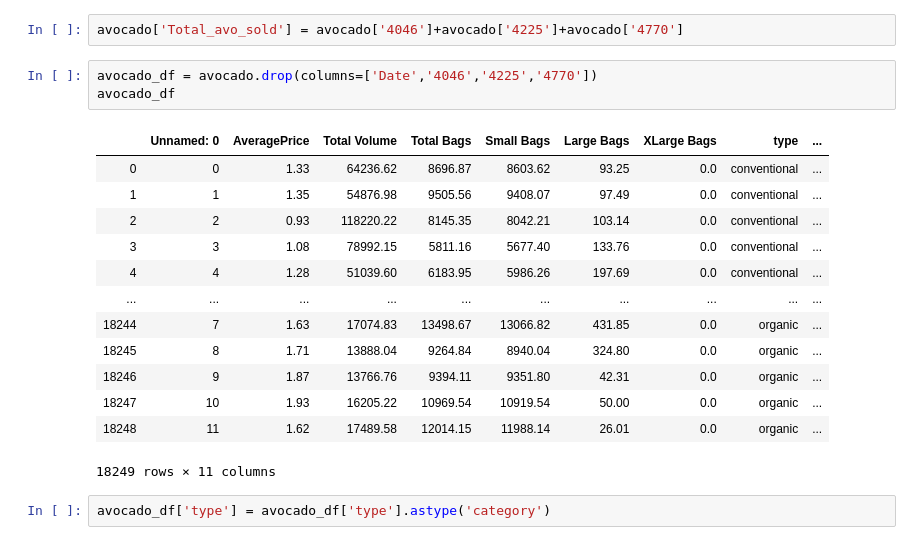
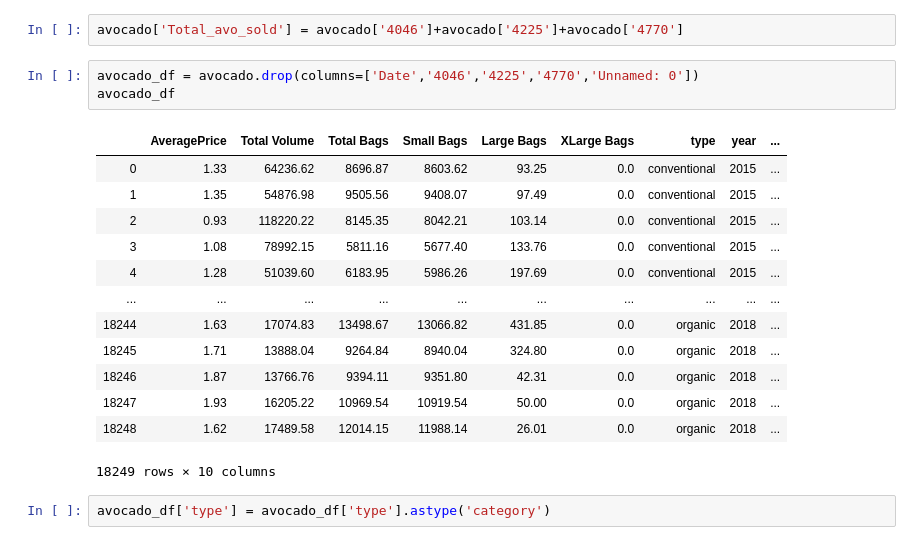
Before and after one commit to SwetaSengupta/DS-Unit-2-Applied-Modeling, a Jupyter notebook: module4-model-interpretation/LS_DS_234_assignment.ipynb, the cells around one changed output. Saved outputs shown, nothing was run; the diff lists cells and outputs as text.

```diff
--- a/module4-model-interpretation/LS_DS_234_assignment.ipynb
+++ b/module4-model-interpretation/LS_DS_234_assignment.ipynb
@@ -122,22 +121,22 @@ sns.pairplot(avocado, vars=['AveragePrice','type'])
 # %%
 avocado['Total_avo_sold'] = avocado['4046']+avocado['4225']+avocado['4770']
 # %%
-avocado_df = avocado.drop(columns=['Date','4046','4225','4770'])
+avocado_df = avocado.drop(columns=['Date','4046','4225','4770','Unnamed: 0'])
 avocado_df
 # %% [output]
-|  | Unnamed: 0 | AveragePrice | Total Volume | Total Bags | Small Bags | Large Bags | XLarge Bags | type | ... |
-| 0 | 0 | 1.33 | 64236.62 | 8696.87 | 8603.62 | 93.25 | 0.0 | conventional | ... |
-| 1 | 1 | 1.35 | 54876.98 | 9505.56 | 9408.07 | 97.49 | 0.0 | conventional | ... |
-| 2 | 2 | 0.93 | 118220.22 | 8145.35 | 8042.21 | 103.14 | 0.0 | conventional | ... |
-| 3 | 3 | 1.08 | 78992.15 | 5811.16 | 5677.40 | 133.76 | 0.0 | conventional | ... |
-| 4 | 4 | 1.28 | 51039.60 | 6183.95 | 5986.26 | 197.69 | 0.0 | conventional | ... |
+|  | AveragePrice | Total Volume | Total Bags | Small Bags | Large Bags | XLarge Bags | type | year | ... |
+| 0 | 1.33 | 64236.62 | 8696.87 | 8603.62 | 93.25 | 0.0 | conventional | 2015 | ... |
+| 1 | 1.35 | 54876.98 | 9505.56 | 9408.07 | 97.49 | 0.0 | conventional | 2015 | ... |
+| 2 | 0.93 | 118220.22 | 8145.35 | 8042.21 | 103.14 | 0.0 | conventional | 2015 | ... |
+| 3 | 1.08 | 78992.15 | 5811.16 | 5677.40 | 133.76 | 0.0 | conventional | 2015 | ... |
+| 4 | 1.28 | 51039.60 | 6183.95 | 5986.26 | 197.69 | 0.0 | conventional | 2015 | ... |
 | ... | ... | ... | ... | ... | ... | ... | ... | ... | ... |
-| 18244 | 7 | 1.63 | 17074.83 | 13498.67 | 13066.82 | 431.85 | 0.0 | organic | ... |
-| 18245 | 8 | 1.71 | 13888.04 | 9264.84 | 8940.04 | 324.80 | 0.0 | organic | ... |
-| 18246 | 9 | 1.87 | 13766.76 | 9394.11 | 9351.80 | 42.31 | 0.0 | organic | ... |
-| 18247 | 10 | 1.93 | 16205.22 | 10969.54 | 10919.54 | 50.00 | 0.0 | organic | ... |
-| 18248 | 11 | 1.62 | 17489.58 | 12014.15 | 11988.14 | 26.01 | 0.0 | organic | ... |
+| 18244 | 1.63 | 17074.83 | 13498.67 | 13066.82 | 431.85 | 0.0 | organic | 2018 | ... |
+| 18245 | 1.71 | 13888.04 | 9264.84 | 8940.04 | 324.80 | 0.0 | organic | 2018 | ... |
+| 18246 | 1.87 | 13766.76 | 9394.11 | 9351.80 | 42.31 | 0.0 | organic | 2018 | ... |
+| 18247 | 1.93 | 16205.22 | 10969.54 | 10919.54 | 50.00 | 0.0 | organic | 2018 | ... |
+| 18248 | 1.62 | 17489.58 | 12014.15 | 11988.14 | 26.01 | 0.0 | organic | 2018 | ... |
-18249 rows × 11 columns
+18249 rows × 10 columns
 # %%
 avocado_df['type'] = avocado_df['type'].astype('category')
 # %%
```
Also changed, not shown: parts of 20 cells of this notebook, 1 other file.
